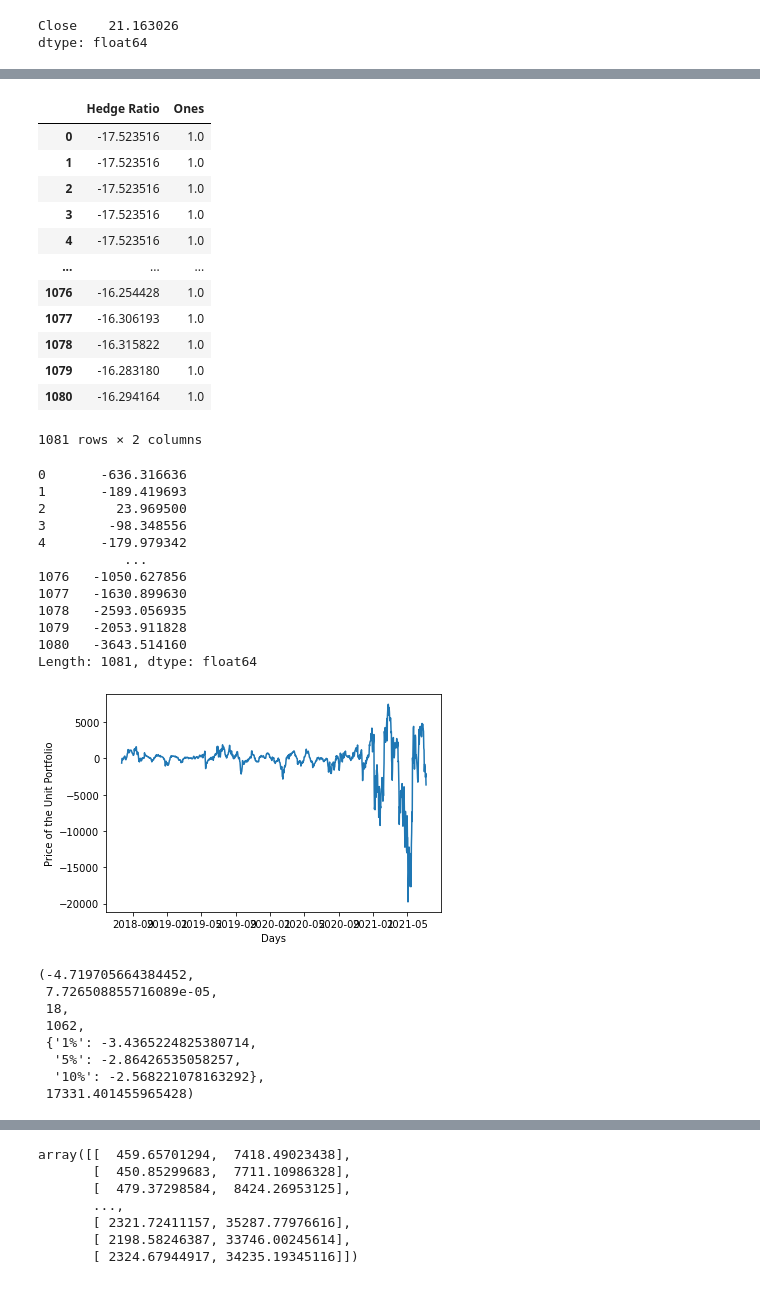
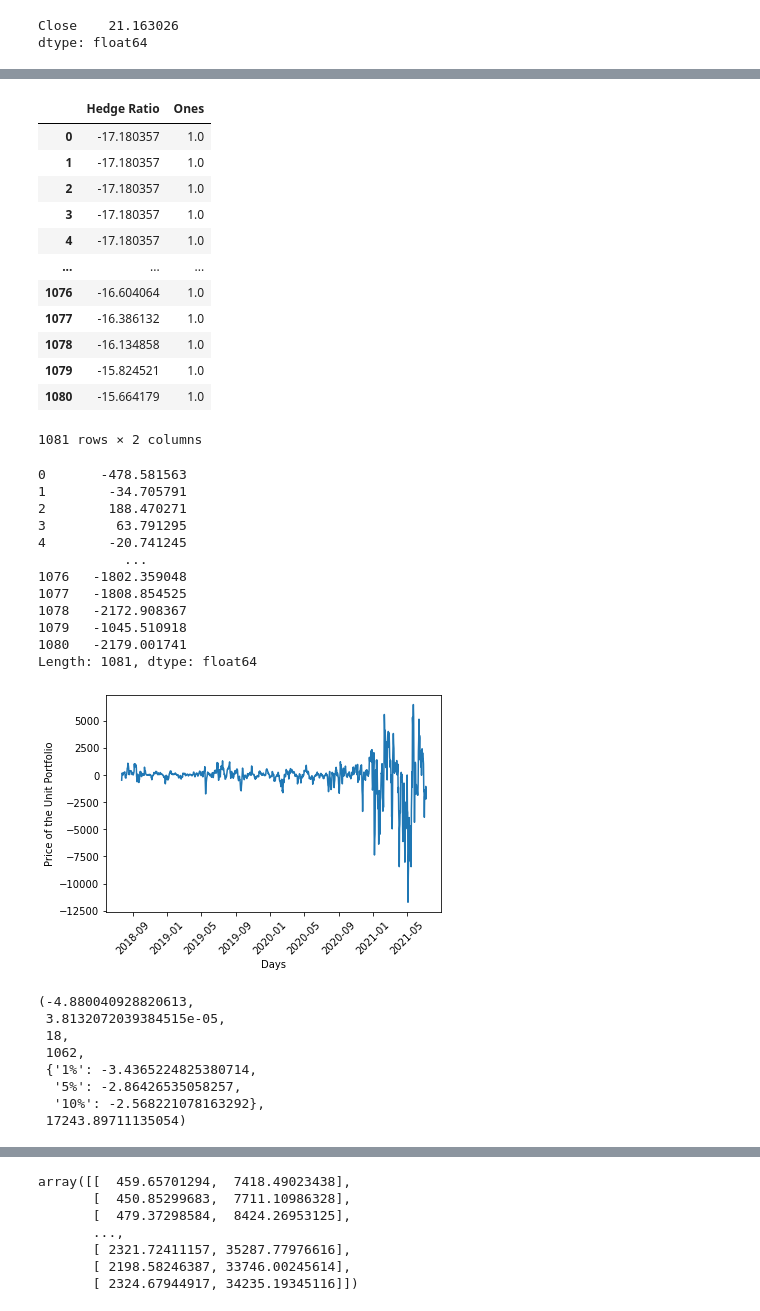
Before and after one commit to DataTortuga/crypto-pair-trade-analysis, a Jupyter notebook: BTC-ETH-Pair-Trade/BTC-ETH-Pair-Trade2.ipynb, the cells around one changed output, grey strips where cells are left out. Saved outputs shown, nothing was run; the diff lists cells and outputs as text; code cells hidden in the pictures.

```diff
--- a/BTC-ETH-Pair-Trade/BTC-ETH-Pair-Trade2.ipynb
+++ b/BTC-ETH-Pair-Trade/BTC-ETH-Pair-Trade2.ipynb
@@ -183,7 +185,7 @@ dtype: float64
 
 # Possibly could use a Data Science approach like a grid search or something and filter results for highest returns
 # but thats a fantastic way to introduce over-fitting. I personally find quantitative approaches more comforting.
-lookback=20
+lookback=7
 
 # Pre-allocate hedgeRatio array
 hedgeRatio=np.empty(len(spread_btc))
@@ -234,62 +236,64 @@ hedgeRatio1['Hedge Ratio'] = hedgeRatio1['Hedge Ratio']*-1.0
 hedgeRatio1
 # %% [output]
 |  | Hedge Ratio | Ones |
-| 0 | -17.523516 | 1.0 |
-| 1 | -17.523516 | 1.0 |
-| 2 | -17.523516 | 1.0 |
-| 3 | -17.523516 | 1.0 |
-| 4 | -17.523516 | 1.0 |
+| 0 | -17.180357 | 1.0 |
+| 1 | -17.180357 | 1.0 |
+| 2 | -17.180357 | 1.0 |
+| 3 | -17.180357 | 1.0 |
+| 4 | -17.180357 | 1.0 |
 | ... | ... | ... |
-| 1076 | -16.254428 | 1.0 |
-| 1077 | -16.306193 | 1.0 |
-| 1078 | -16.315822 | 1.0 |
-| 1079 | -16.283180 | 1.0 |
-| 1080 | -16.294164 | 1.0 |
+| 1076 | -16.604064 | 1.0 |
+| 1077 | -16.386132 | 1.0 |
+| 1078 | -16.134858 | 1.0 |
+| 1079 | -15.824521 | 1.0 |
+| 1080 | -15.664179 | 1.0 |
 1081 rows × 2 columns
 # %%
 # Calculating unit portfolio price using hedgeRatio and ETH-BTC prices
 yport = np.sum(np.multiply(hedgeRatio1,y2),axis=1)
 yport
 # %% [output]
-0       -636.316636
-1       -189.419693
-2         23.969500
-3        -98.348556
-4       -179.979342
+0       -478.581563
+1        -34.705791
+2        188.470271
+3         63.791295
+4        -20.741245
            ...
-1076   -1050.627856
-1077   -1630.899630
-1078   -2593.056935
-1079   -2053.911828
-1080   -3643.514160
+1076   -1802.359048
+1077   -1808.854525
+1078   -2172.908367
+1079   -1045.510918
+1080   -2179.001741
 Length: 1081, dtype: float64
 # %%
 # Plot the price of the unit portfolio. Notice that the mean is close to zero, but the variance increases over time.
 # Probably good enough to trade but we will see...
 
 # The fact that the Unit Portfolio mean stays near zero means that the OLS was successful in attempting to
 # create a stationary series. However, since the var increases over time the OLS is not aggressive enough.
 # This is a job for a Kalman Filter but no time :(.
 
 plt.plot(log_close_btc.index,yport)
 plt.xlabel('Days')
 plt.ylabel('Price of the Unit Portfolio')
+plt.xticks(rotation=45)
+plt.savefig('../static/img/unit_port.png',facecolor='white')
 plt.show()
 # %% [output]
-[figure, old version]
+[figure, new version]
 # %%
 # Seems that the series is stationary despite the variance increasing over time.
 l = log_close_btc.reset_index().index.to_numpy()
 cointegration_test(yport,l)
 # %% [output]
-(-4.719705664384452,
- 7.726508855716089e-05,
+(-4.880040928820613,
+ 3.8132072039384515e-05,
  18,
  1062,
  {'1%': -3.4365224825380714,
   '5%': -2.86426535058257,
   '10%': -2.568221078163292},
- 17331.401455965428)
+ 17243.89711135054)
 # %%
 # Convert unit portfolio to df
 yport_df = pd.DataFrame(yport)
```
Also changed, not shown: parts of 15 cells of this notebook, 28 other files.
